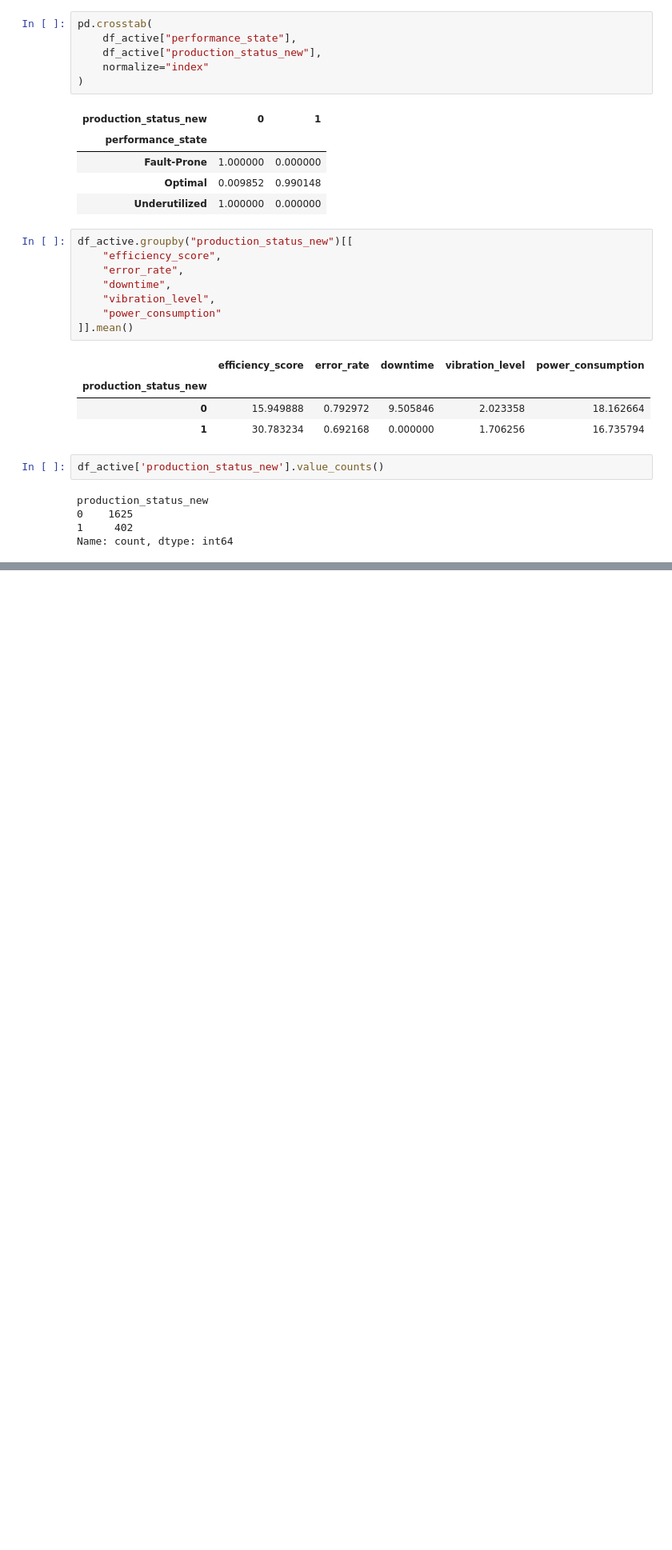
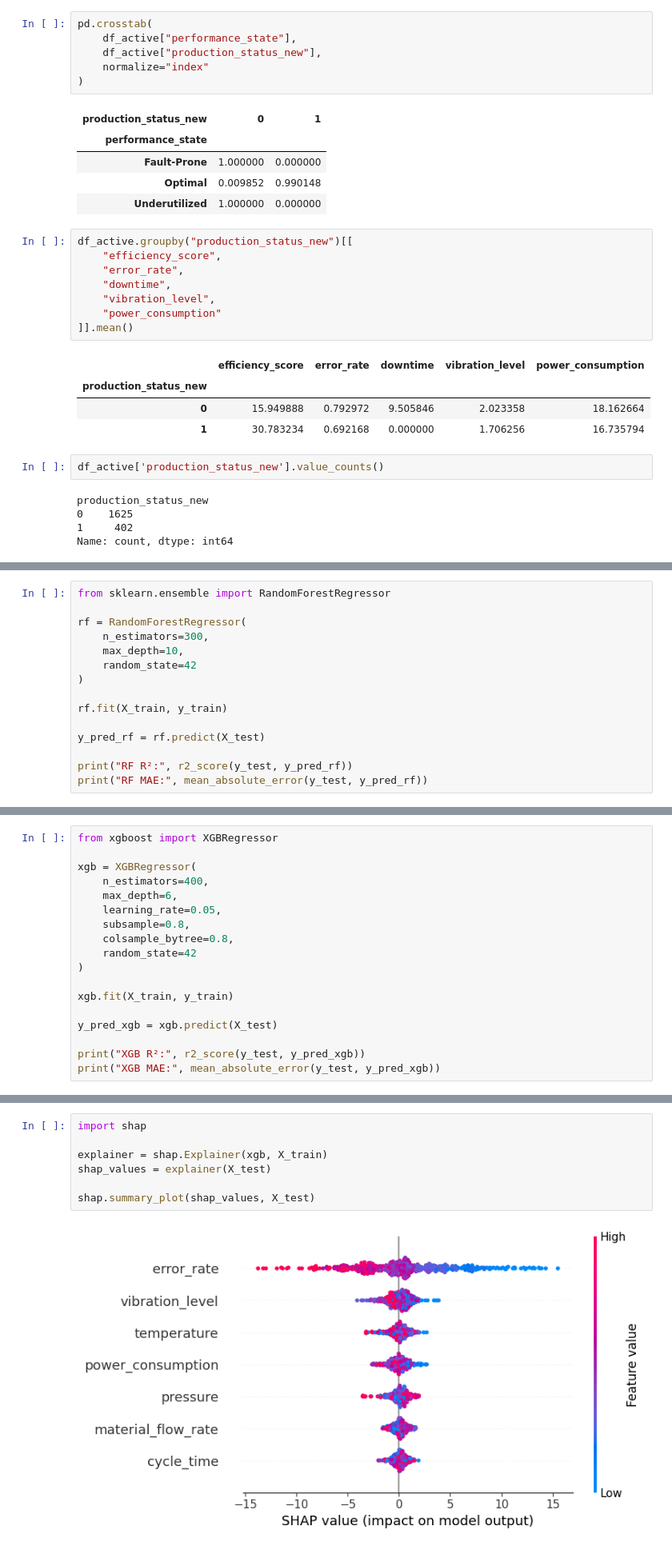
Before and after one commit to Om22210564/ML-Driven-Predictive-Intelligence-for-Smart-Manufacturing, a Jupyter notebook: Main.ipynb, the cells around one changed output, grey strips where cells are left out. Shown at 80% size. Drawn from its saved outputs; the diff is of its cells as text; blank space fills up the shorter version.

```diff
--- a/Main.ipynb
+++ b/Main.ipynb
@@ -568,0 +760,15 @@ Name: count, dtype: int64
+# %%
+from sklearn.ensemble import RandomForestRegressor
+
+rf = RandomForestRegressor(
+    n_estimators=300,
+    max_depth=10,
+    random_state=42
+)
+
+rf.fit(X_train, y_train)
+
+y_pred_rf = rf.predict(X_test)
+
+print("RF R²:", r2_score(y_test, y_pred_rf))
+print("RF MAE:", mean_absolute_error(y_test, y_pred_rf))
@@ -568,0 +778,18 @@ Name: count, dtype: int64
+# %%
+from xgboost import XGBRegressor
+
+xgb = XGBRegressor(
+    n_estimators=400,
+    max_depth=6,
+    learning_rate=0.05,
+    subsample=0.8,
+    colsample_bytree=0.8,
+    random_state=42
+)
+
+xgb.fit(X_train, y_train)
+
+y_pred_xgb = xgb.predict(X_test)
+
+print("XGB R²:", r2_score(y_test, y_pred_xgb))
+print("XGB MAE:", mean_absolute_error(y_test, y_pred_xgb))
@@ -568,0 +799,9 @@ Name: count, dtype: int64
+# %%
+import shap
+
+explainer = shap.Explainer(xgb, X_train)
+shap_values = explainer(X_test)
+
+shap.summary_plot(shap_values, X_test)
+# %% [output]
+[figure, added]
```
Also changed, not shown: parts of 43 cells of this notebook.
